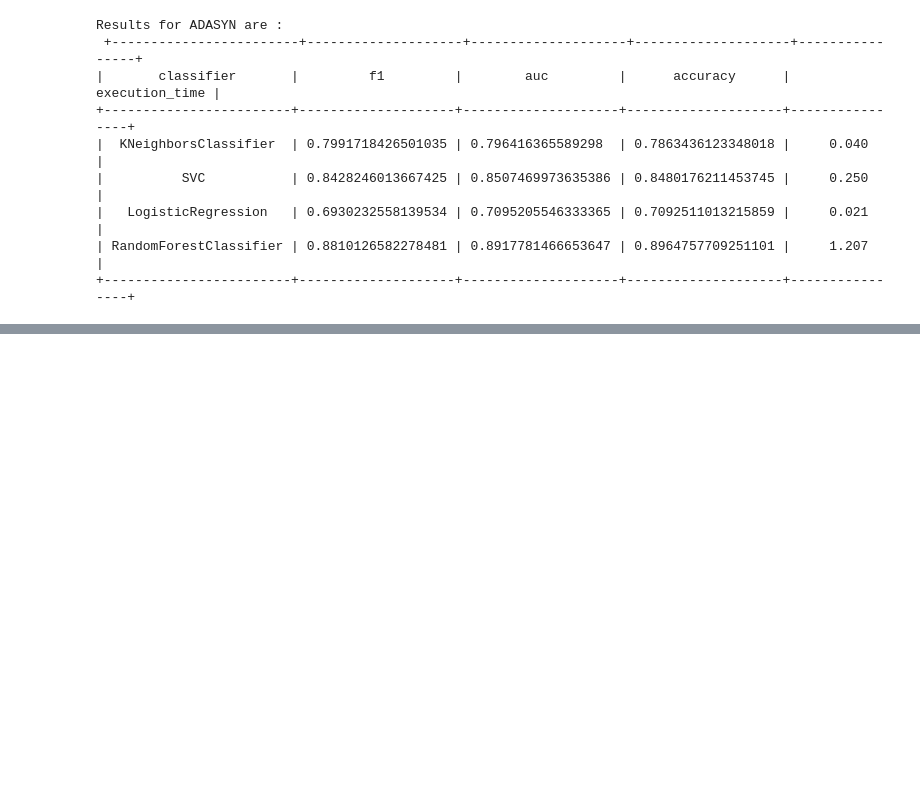
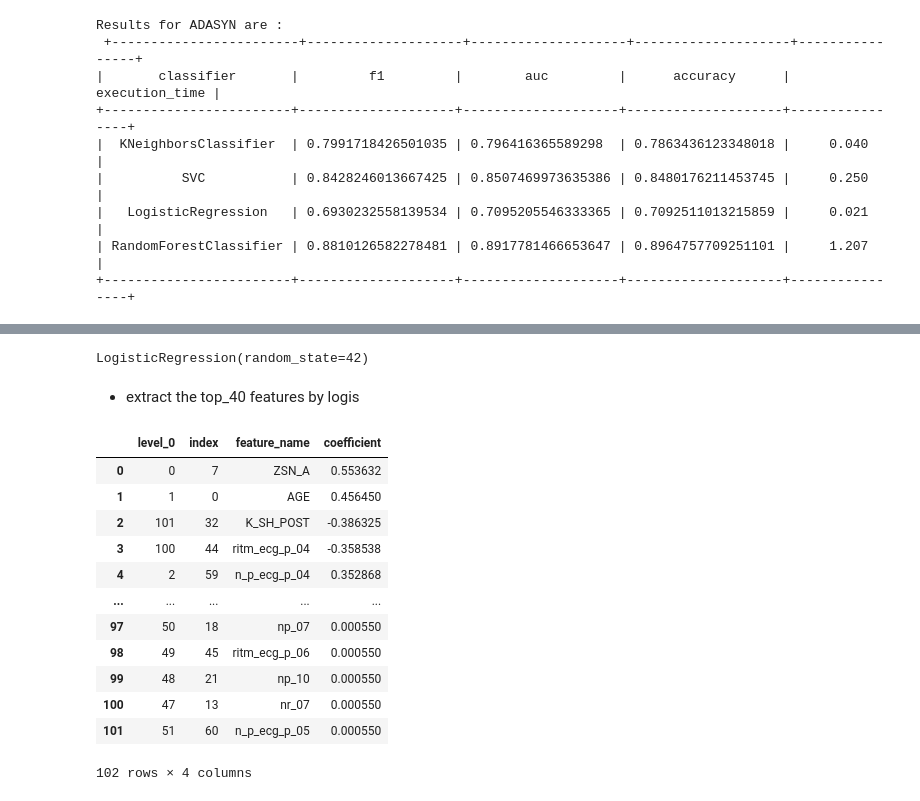
Before and after one commit to Mustafa-omer-mohammed/Myocardial-Infarction_Complications-analysis, a Jupyter notebook: Myocardial infarction complications Analysis.ipynb, the cells around one changed output, grey strips where cells are left out. Saved outputs shown, nothing was run; the diff lists cells and outputs as text; code cells hidden in the pictures; blank space fills up the shorter version.

```diff
--- a/Myocardial infarction complications Analysis.ipynb
+++ b/Myocardial infarction complications Analysis.ipynb
@@ -842,0 +933,6 @@ Results for ADASYN are :
+# %%
+
+logis = LogisticRegression(random_state=42)
+logis.fit(X_train_smote , y_train_smote)
+# %% [output]
+LogisticRegression(random_state=42)
@@ -842,0 +941,10 @@ Results for ADASYN are :
+# %%
+def Extract_feature_importance (clf , feature_names) :
+    feature_importance = (pd.DataFrame({"feature_name" : feature_names ,
+                                       "coefficient" : clf.coef_[0]})\
+                                        .sort_values("coefficient" , ascending = False).reset_index() )
+    return feature_importance
+# %% [markdown]
+- extract the top_40 features by logis
+# %%
+feature_importance = Extract_feature_importance (logis , feature_names)
@@ -842,0 +955,16 @@ Results for ADASYN are :
+# %%
+feature_importances
+# %% [output]
+|  | level_0 | index | feature_name | coefficient |
+| 0 | 0 | 7 | ZSN_A | 0.553632 |
+| 1 | 1 | 0 | AGE | 0.456450 |
+| 2 | 101 | 32 | K_SH_POST | -0.386325 |
+| 3 | 100 | 44 | ritm_ecg_p_04 | -0.358538 |
+| 4 | 2 | 59 | n_p_ecg_p_04 | 0.352868 |
+| ... | ... | ... | ... | ... |
+| 97 | 50 | 18 | np_07 | 0.000550 |
+| 98 | 49 | 45 | ritm_ecg_p_06 | 0.000550 |
+| 99 | 48 | 21 | np_10 | 0.000550 |
+| 100 | 47 | 13 | nr_07 | 0.000550 |
+| 101 | 51 | 60 | n_p_ecg_p_05 | 0.000550 |
+102 rows × 4 columns
```
Also changed, not shown: parts of 41 cells of this notebook.
